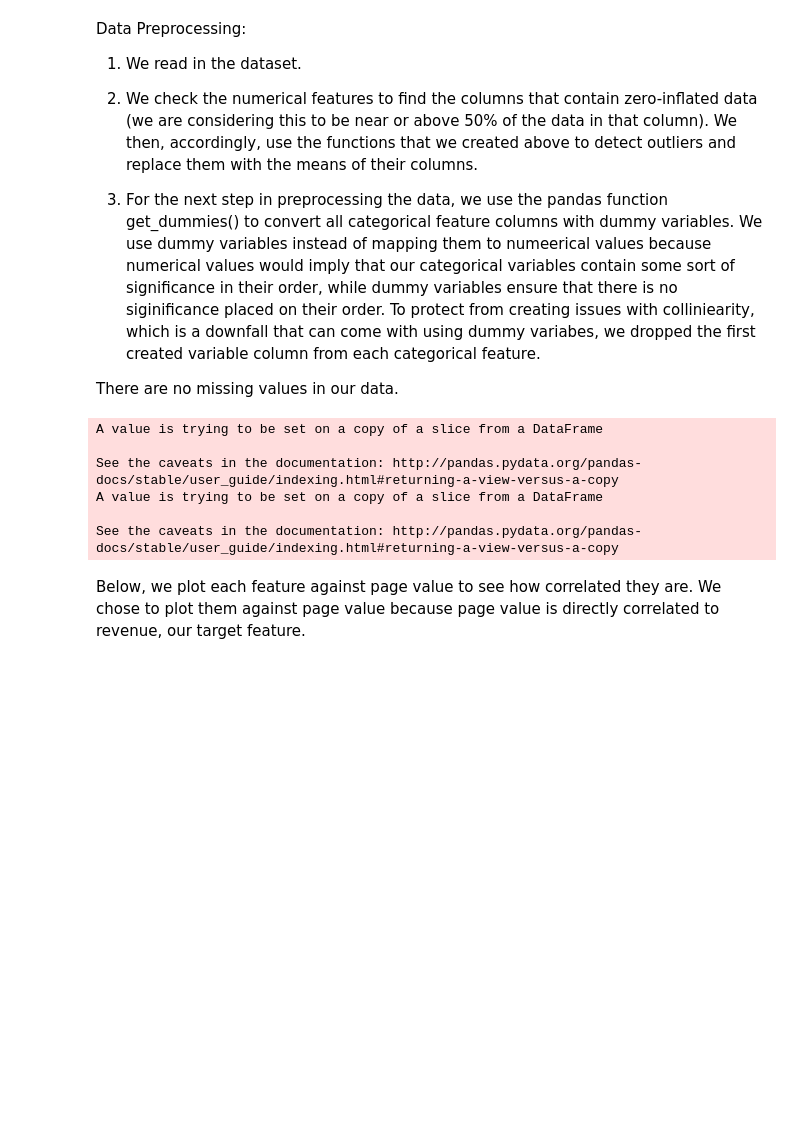
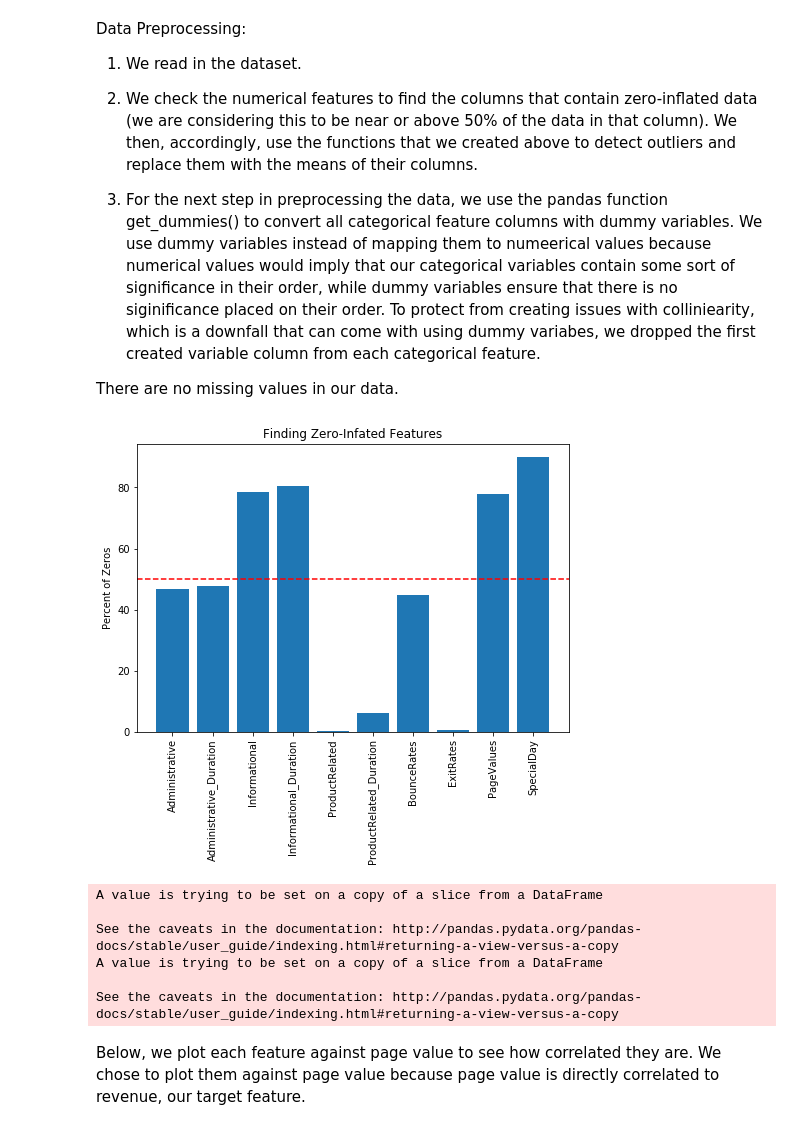
Before and after one commit to goldiemalamud/OnlineShopperIntentions, a Jupyter notebook: OnlineShopperIntentions.ipynb, the cells around one changed output. Cells and saved outputs as stored; diff of their text form; code cells hidden in the pictures; blank space fills up the shorter version.

Commit message:
adding zero-inflated graph

```diff
--- a/OnlineShopperIntentions.ipynb
+++ b/OnlineShopperIntentions.ipynb
@@ -115,36 +115,63 @@ There are no missing values in our data.
 #import dataset
 df = pd.read_csv("online_shoppers_intention.csv")
 
-
+'''
 #Searching for 0-inflated columns by finding percent 0s in each column
 columns = []
 for i in df:
     columns.append(i)
 
 for c in columns:
     count = 0
     for i in range(len(df[c])):
         if df[c][i] == 0:
             count += 1
+    print(c,": ",count/len(df[c]*100))
+
+#making bar chart w/ 0 percents
+numerical_features = ['Administrative', 'Administrative_Duration', 'Informational', 'Informational_Duration',
+                        'ProductRelated', 'ProductRelated_Duration', 'BounceRates', 'ExitRates', 'PageValues',
+                        'SpecialDay']
+'''
+counts = []
+for n in numerical_features:
+    count = 0
+    for i in range(len(df[n])):
+        if df[n][i] == 0:
+            count += 1
+    counts.append(count/len(df[n])*100)
+
+fig = plt.figure()
+ax = fig.add_axes([0,0,1,1])
+ax.bar(numerical_features, counts)
+plt.xticks(rotation = 'vertical')
+plt.title("Finding Zero-Infated Features")
+plt.ylabel("Percent of Zeros")
+plt.axhline(y=50,color = 'red').set_linestyle('--')
+#ax.set_xticklabels(numerical_features)
+plt.savefig('Zero_Inflation.png')
+plt.show()
+
 
 #0 inflated replacing outliers
 replace0_outliers_mean('Administrative')
 replace0_outliers_mean('Administrative_Duration')
 replace0_outliers_mean('Informational')
 replace0_outliers_mean('Informational_Duration')
 replace0_outliers_mean('BounceRates')
 
 #other replacing outliers
 replace_outliers_mean('ExitRates')
 replace_outliers_mean('ProductRelated')
 replace_outliers_mean('ProductRelated_Duration')
 
 
 #creating dummy variables for all categorial feautres
 df_dummy=pd.get_dummies(data=df,columns=['Month','OperatingSystems','Browser','Region','TrafficType','VisitorType',
                                          'Weekend','Revenue'],drop_first=True)
 df_dummy.rename(columns={'Revenue_True':'Revenue'},inplace=True)
 # %% [output]
+[figure, added]
 A value is trying to be set on a copy of a slice from a DataFrame
 
 See the caveats in the documentation: http://pandas.pydata.org/pandas-docs/stable/user_guide/indexing.html#returning-a-view-versus-a-copy
```
Also changed, not shown: parts of 1 cell of this notebook, 1 other file.
